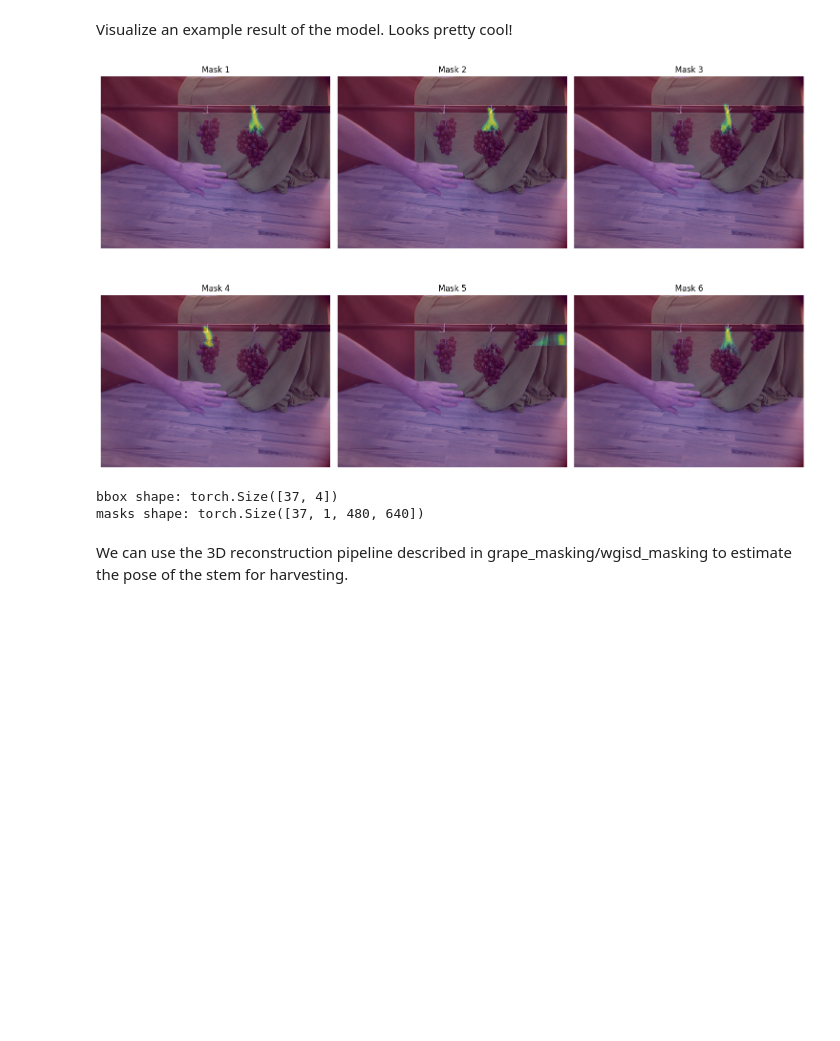
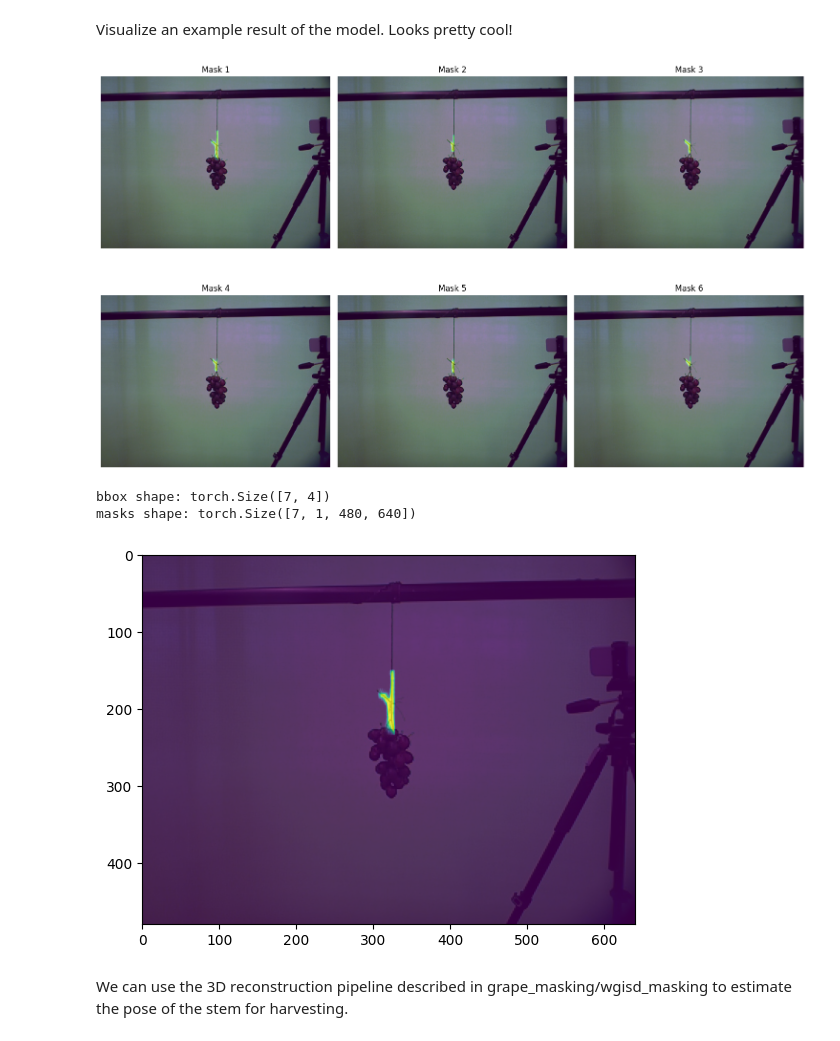
Before and after one commit to adi-balaji/grape_rob, a Jupyter notebook: stem_detection/stem_detection.ipynb, the cells around one changed output. Saved outputs shown, nothing was run; the diff lists cells and outputs as text; code cells hidden in the pictures; blank space fills up the shorter version.

```diff
--- a/stem_detection/stem_detection.ipynb
+++ b/stem_detection/stem_detection.ipynb
@@ -282,27 +278,28 @@ Visualize an example result of the model. Looks pretty cool!
 # %%
 import torch
 from torchvision.transforms.functional import to_tensor
 from PIL import Image
 import matplotlib.pyplot as plt
 
-test = Image.open('/Users/adibalaji/Desktop/grape_juice/stem_detection/test_stems.jpg')
+test = Image.open('/Users/adibalaji/Desktop/grape_juice/fetch_cam/rgb_image.jpg')
 test_tensor = to_tensor(test).unsqueeze(0)
 
 with torch.no_grad():
     prediction = grape_model(test_tensor)
     prediction = prediction.pop()
 
 predicted_boxes = prediction['boxes']
 predicted_masks = prediction['masks']
 
 best_mask = display_sorted_masks(test, predicted_masks)
 
 print(f'bbox shape: {predicted_boxes.shape}')
 print(f'masks shape: {predicted_masks.shape}')
 # %% [output]
-[figure, old version]
+[figure, new version]
-bbox shape: torch.Size([37, 4])
-masks shape: torch.Size([37, 1, 480, 640])
+bbox shape: torch.Size([7, 4])
+masks shape: torch.Size([7, 1, 480, 640])
+[figure, added]
 # %% [markdown]
 We can use the 3D reconstruction pipeline described in grape_masking/wgisd_masking to estimate the pose of the stem for harvesting.
 # %% [markdown]
```
Also changed, not shown: parts of 4 cells of this notebook, 5 other files.
